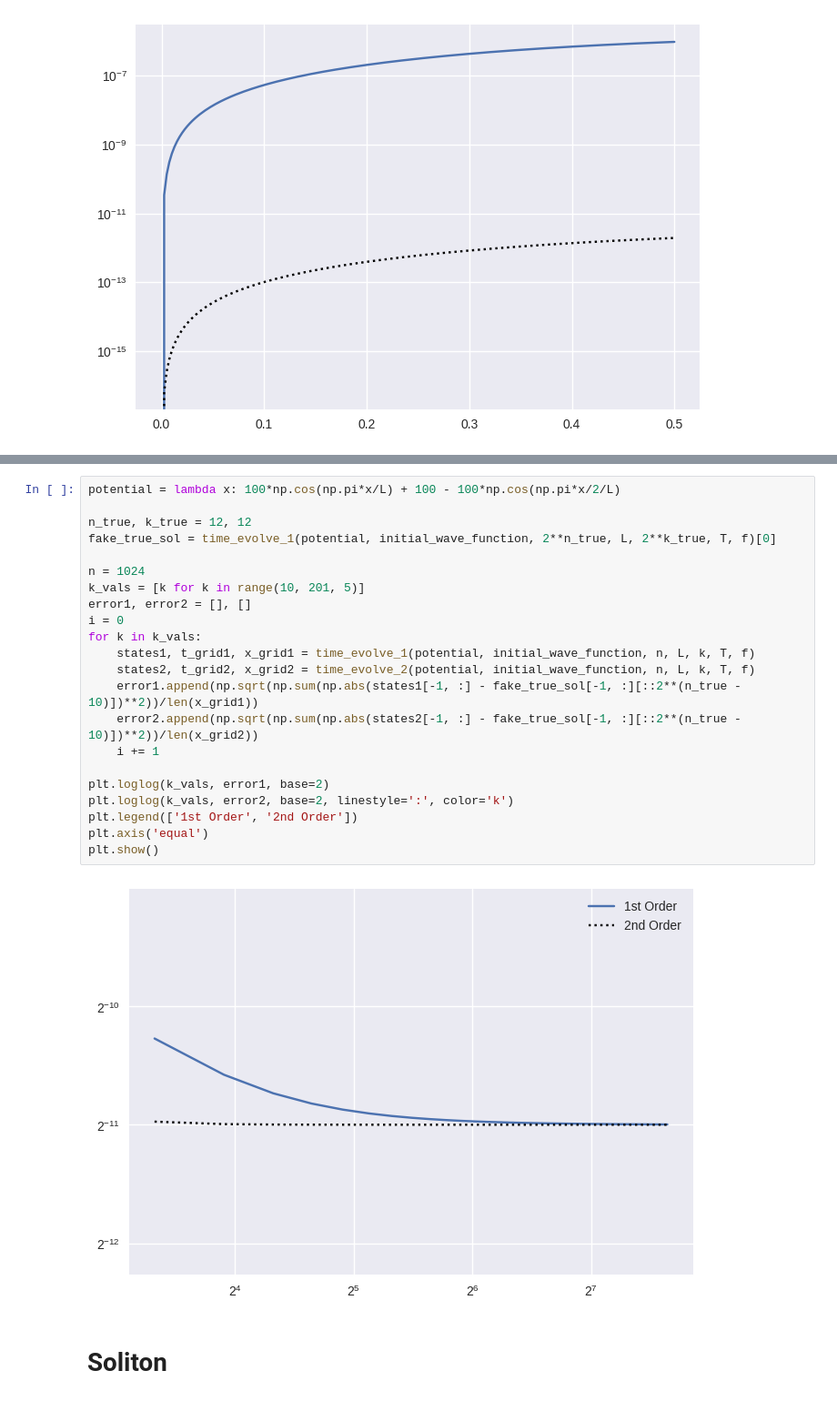
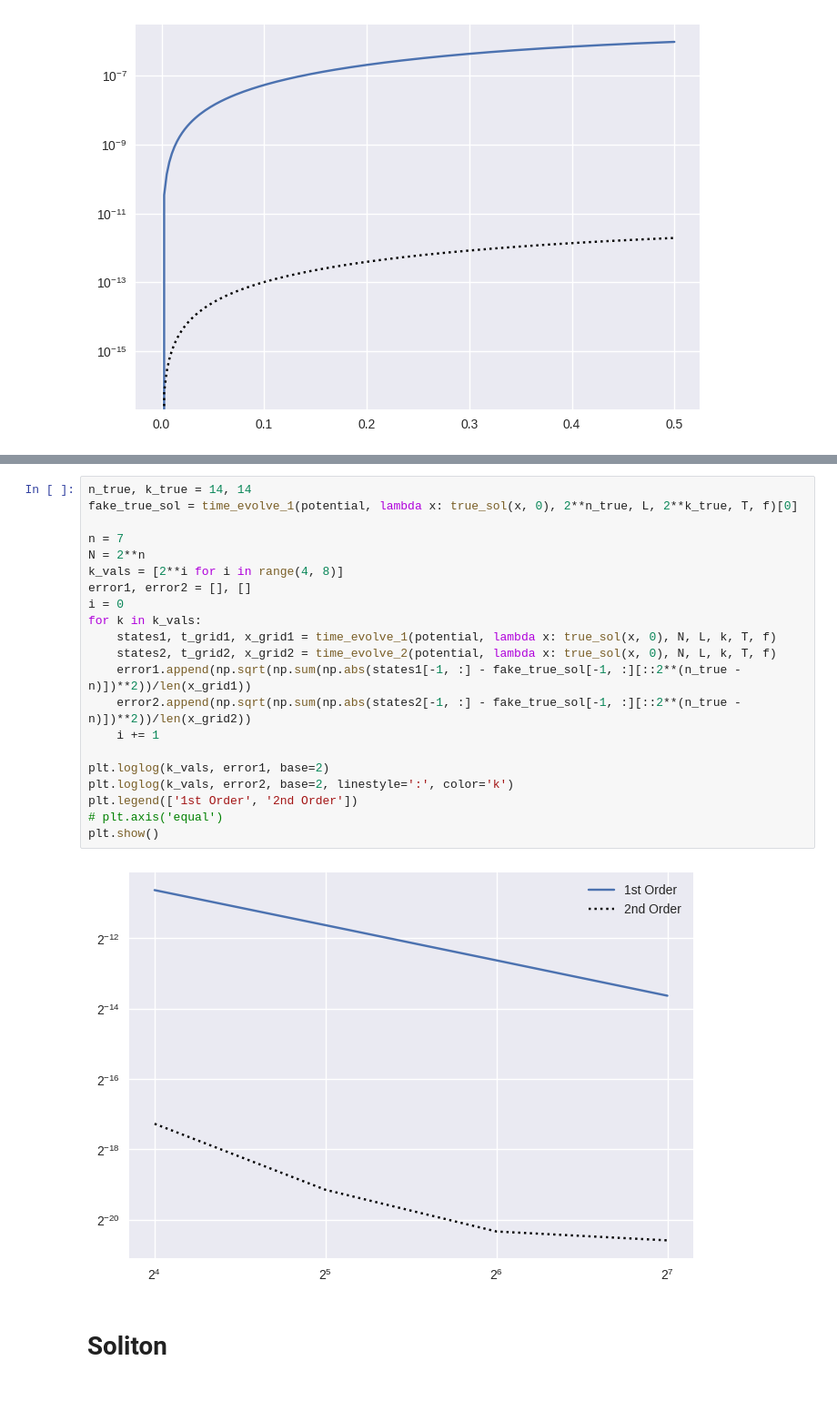
Before and after one commit to samco7/digital-quantum-simulation, a Jupyter notebook: classical/classical_runs.ipynb, the cells around one changed output, grey strips where cells are left out. Shown at 91% size. Saved outputs shown, nothing was run; the diff lists cells and outputs as text.

Commit message:
added some new runs and plots

```diff
--- a/classical/classical_runs.ipynb
+++ b/classical/classical_runs.ipynb
@@ -87,29 +89,28 @@ plt.show()
 # %% [output]
 [figure]
 # %%
-potential = lambda x: 100*np.cos(np.pi*x/L) + 100 - 100*np.cos(np.pi*x/2/L)
+n_true, k_true = 14, 14
+fake_true_sol = time_evolve_1(potential, lambda x: true_sol(x, 0), 2**n_true, L, 2**k_true, T, f)[0]
 
-n_true, k_true = 12, 12
-fake_true_sol = time_evolve_1(potential, initial_wave_function, 2**n_true, L, 2**k_true, T, f)[0]
-
-n = 1024
-k_vals = [k for k in range(10, 201, 5)]
+n = 7
+N = 2**n
+k_vals = [2**i for i in range(4, 8)]
 error1, error2 = [], []
 i = 0
 for k in k_vals:
-    states1, t_grid1, x_grid1 = time_evolve_1(potential, initial_wave_function, n, L, k, T, f)
-    states2, t_grid2, x_grid2 = time_evolve_2(potential, initial_wave_function, n, L, k, T, f)
-    error1.append(np.sqrt(np.sum(np.abs(states1[-1, :] - fake_true_sol[-1, :][::2**(n_true - 10)])**2))/len(x_grid1))
-    error2.append(np.sqrt(np.sum(np.abs(states2[-1, :] - fake_true_sol[-1, :][::2**(n_true - 10)])**2))/len(x_grid2))
+    states1, t_grid1, x_grid1 = time_evolve_1(potential, lambda x: true_sol(x, 0), N, L, k, T, f)
+    states2, t_grid2, x_grid2 = time_evolve_2(potential, lambda x: true_sol(x, 0), N, L, k, T, f)
+    error1.append(np.sqrt(np.sum(np.abs(states1[-1, :] - fake_true_sol[-1, :][::2**(n_true - n)])**2))/len(x_grid1))
+    error2.append(np.sqrt(np.sum(np.abs(states2[-1, :] - fake_true_sol[-1, :][::2**(n_true - n)])**2))/len(x_grid2))
     i += 1
 
 plt.loglog(k_vals, error1, base=2)
 plt.loglog(k_vals, error2, base=2, linestyle=':', color='k')
 plt.legend(['1st Order', '2nd Order'])
-plt.axis('equal')
+# plt.axis('equal')
 plt.show()
 # %% [output]
-[figure, old version]
+[figure, new version]
 # %% [markdown]
 # Soliton
 # %%
```
Also changed, not shown: parts of 2 cells of this notebook.
